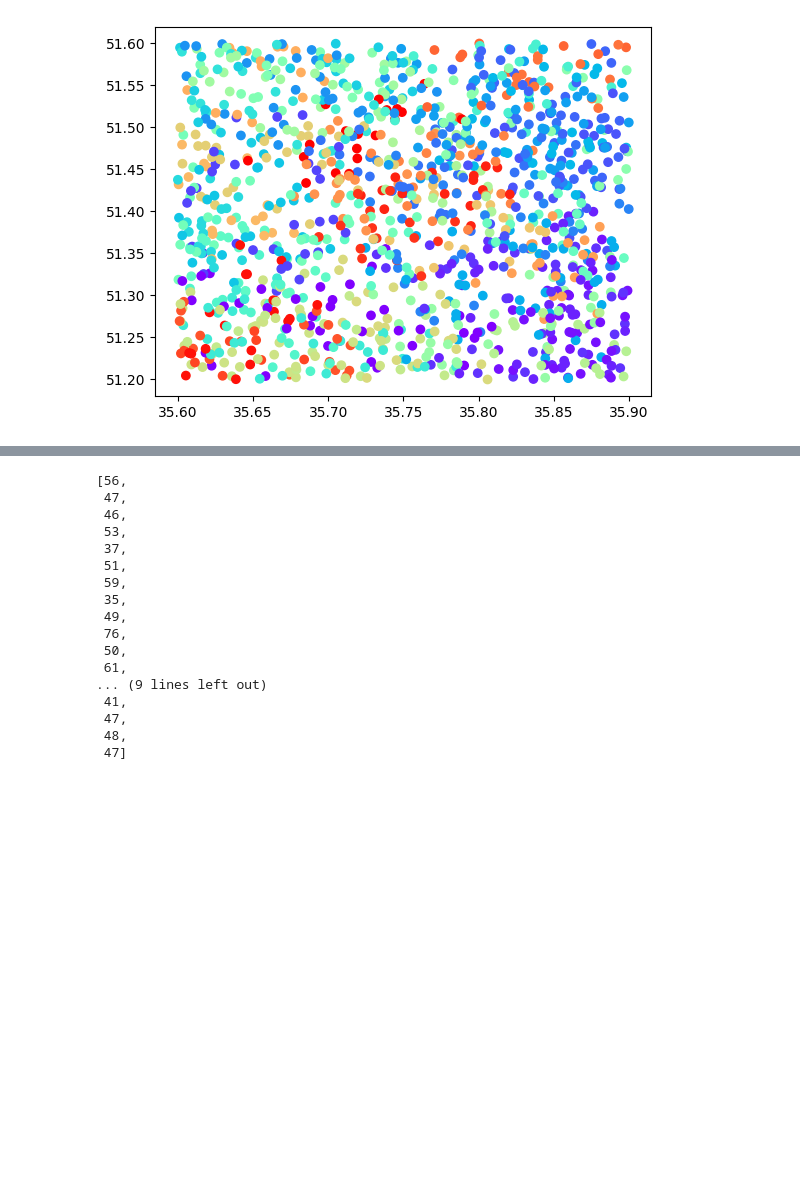
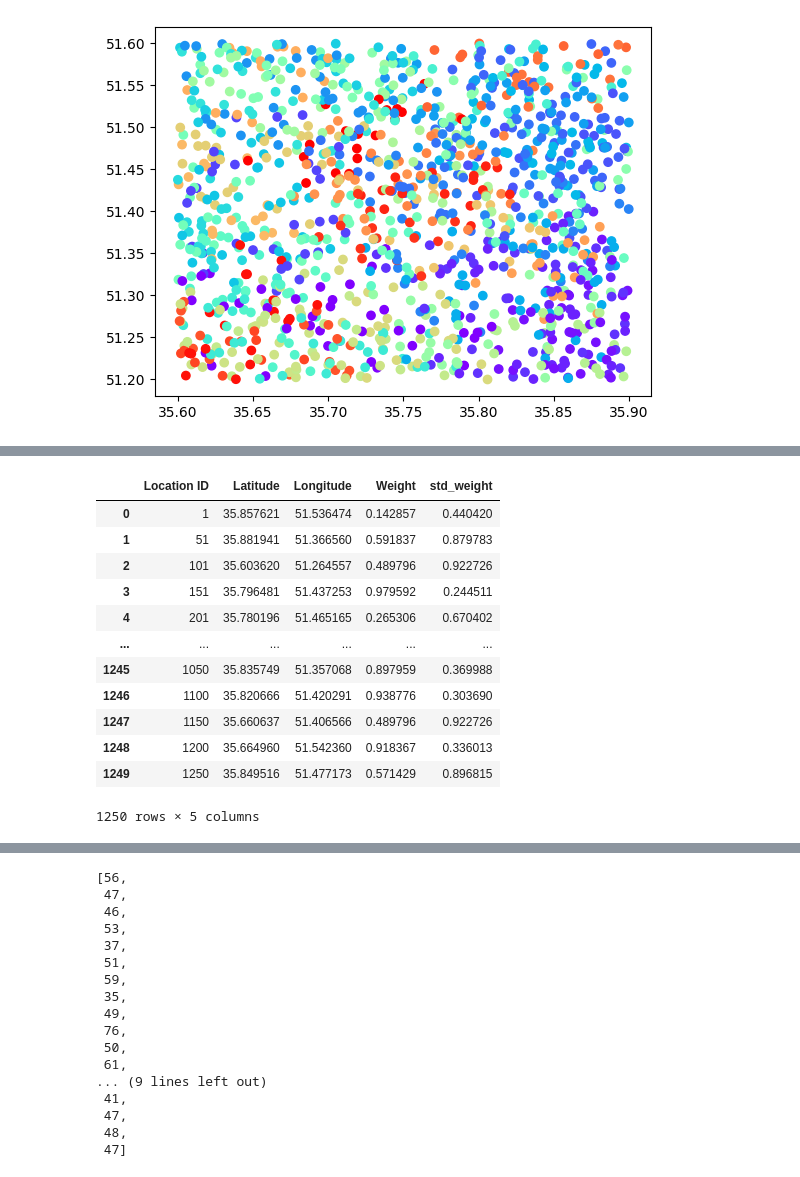
Before and after one commit to DevNerds2020/coordinate-recommender-for-visitors, a Jupyter notebook: test-workbench.ipynb, the cells around one changed output, grey strips where cells are left out. Drawn from its saved outputs; the diff is of its cells as text; code cells hidden in the pictures; blank space fills up the shorter version.

```diff
--- a/test-workbench.ipynb
+++ b/test-workbench.ipynb
@@ -150 +186,23 @@ plt.bar(range(len(cluster_weights)), cluster_weights)
 [figure]
+# %%
+def normal_dist(x, mean, sd):
+    prob_density = (np.pi * sd) * np.exp(-0.5 * ((x - mean) / sd) ** 2)
+    return prob_density
+
+
+df['std_weight'] = df['Weight'].apply(lambda x: normal_dist(x, df['Weight'].mean(), df['Weight'].std()))
+df
+# %% [output]
+|  | Location ID | Latitude | Longitude | Weight | std_weight |
+| 0 | 1 | 35.857621 | 51.536474 | 0.142857 | 0.440420 |
+| 1 | 51 | 35.881941 | 51.366560 | 0.591837 | 0.879783 |
+| 2 | 101 | 35.603620 | 51.264557 | 0.489796 | 0.922726 |
+| 3 | 151 | 35.796481 | 51.437253 | 0.979592 | 0.244511 |
+| 4 | 201 | 35.780196 | 51.465165 | 0.265306 | 0.670402 |
+| ... | ... | ... | ... | ... | ... |
+| 1245 | 1050 | 35.835749 | 51.357068 | 0.897959 | 0.369988 |
+| 1246 | 1100 | 35.820666 | 51.420291 | 0.938776 | 0.303690 |
+| 1247 | 1150 | 35.660637 | 51.406566 | 0.489796 | 0.922726 |
+| 1248 | 1200 | 35.664960 | 51.542360 | 0.918367 | 0.336013 |
+| 1249 | 1250 | 35.849516 | 51.477173 | 0.571429 | 0.896815 |
+1250 rows × 5 columns
```
Also changed, not shown: parts of 7 cells of this notebook.
